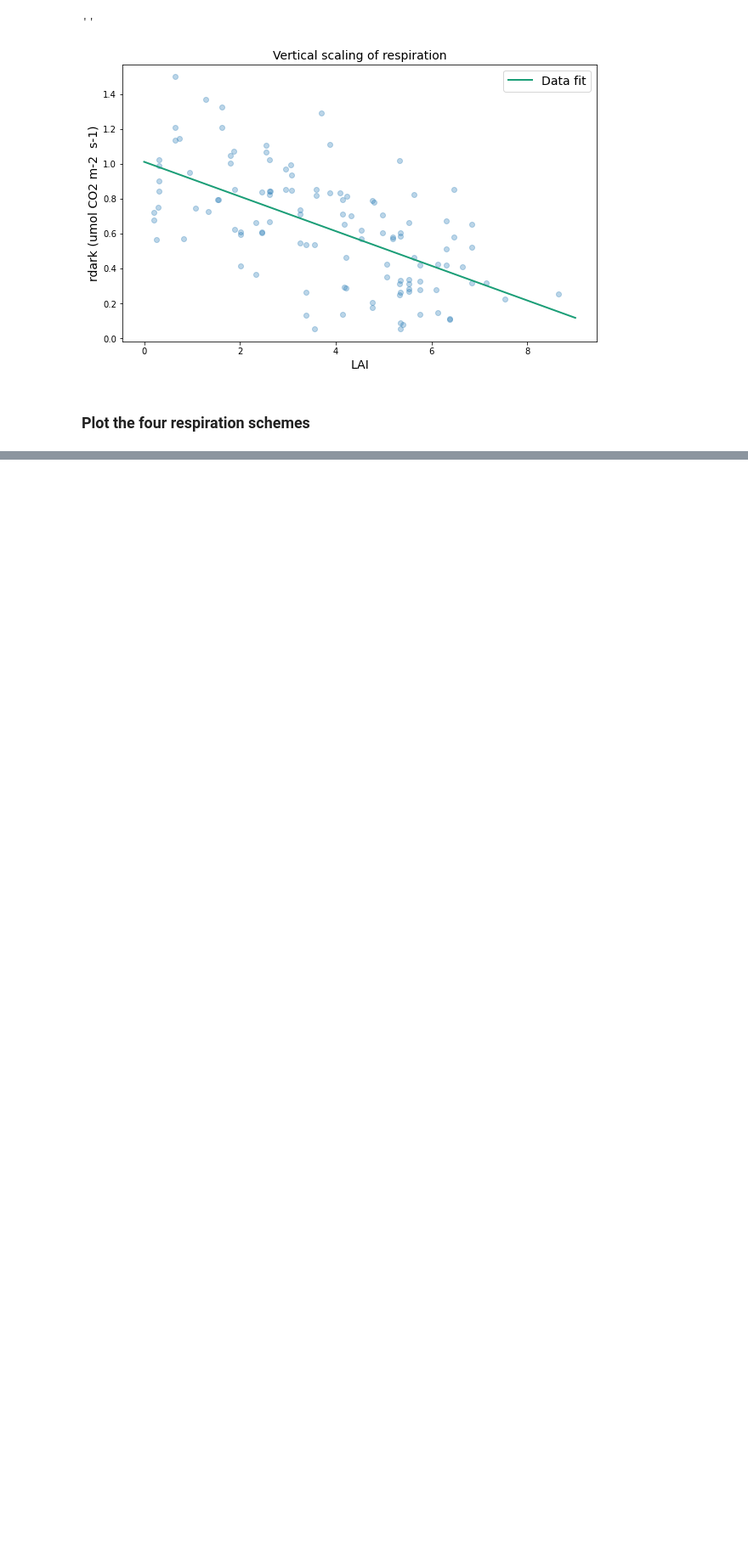
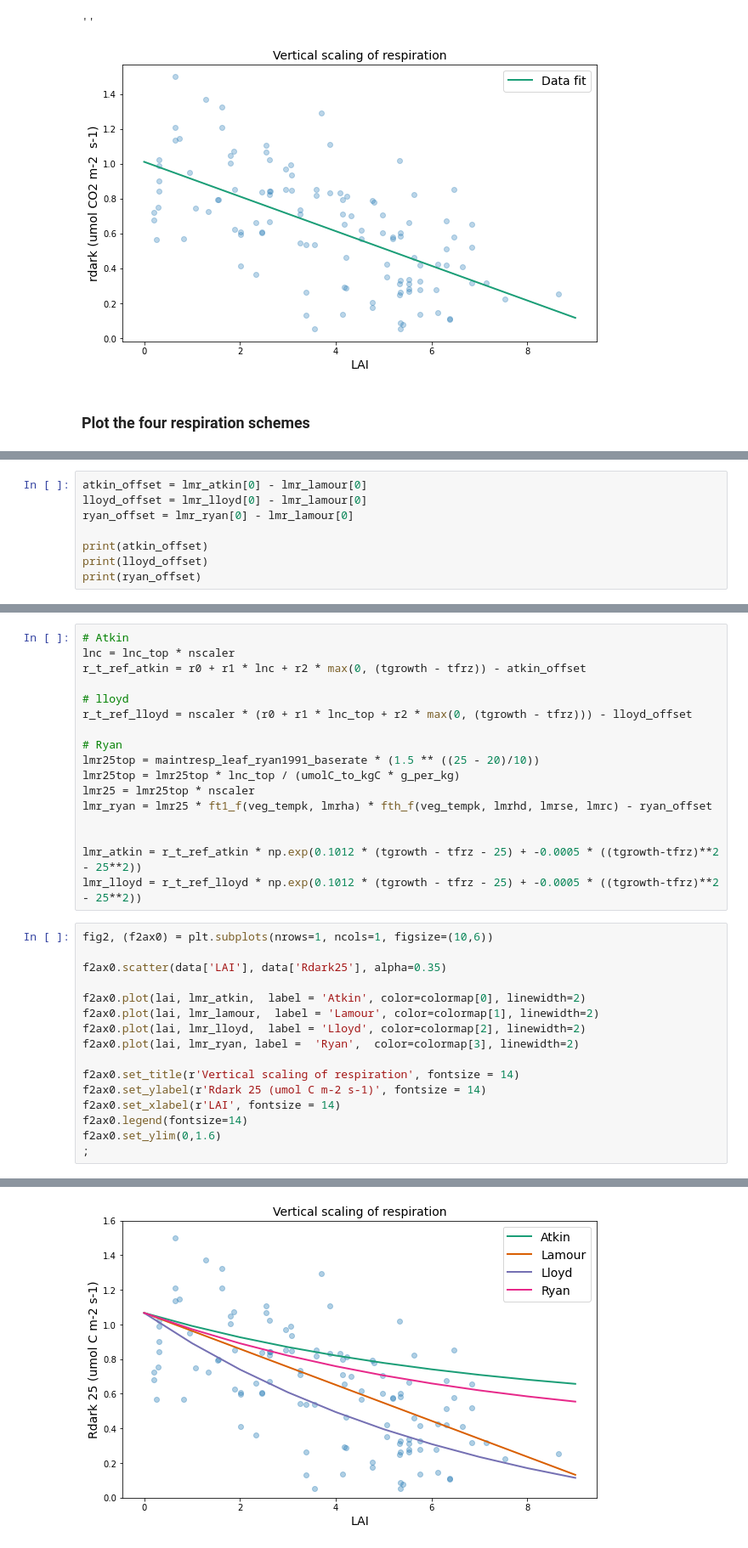
Before and after one commit to JessicaNeedham/FATES-plotting-scripts, a Jupyter notebook: Lamour_data.ipynb, the cells around one changed output, grey strips where cells are left out. Shown: that part at 85% size. Drawn from its saved outputs; the diff is of its cells as text; blank space fills up the shorter version.

```diff
--- a/Lamour_data.ipynb
+++ b/Lamour_data.ipynb
@@ -183,0 +149,8 @@ print(atkin_offset)
+# %%
+atkin_offset = lmr_atkin[0] - lmr_lamour[0]
+lloyd_offset = lmr_lloyd[0] - lmr_lamour[0]
+ryan_offset = lmr_ryan[0] - lmr_lamour[0]
+
+print(atkin_offset)
+print(lloyd_offset)
+print(ryan_offset)
@@ -183,0 +161,34 @@ print(atkin_offset)
+# %%
+# Atkin
+lnc = lnc_top * nscaler
+r_t_ref_atkin = r0 + r1 * lnc + r2 * max(0, (tgrowth - tfrz)) - atkin_offset
+
+# lloyd
+r_t_ref_lloyd = nscaler * (r0 + r1 * lnc_top + r2 * max(0, (tgrowth - tfrz))) - lloyd_offset
+
+# Ryan
+lmr25top = maintresp_leaf_ryan1991_baserate * (1.5 ** ((25 - 20)/10))
+lmr25top = lmr25top * lnc_top / (umolC_to_kgC * g_per_kg)
+lmr25 = lmr25top * nscaler
+lmr_ryan = lmr25 * ft1_f(veg_tempk, lmrha) * fth_f(veg_tempk, lmrhd, lmrse, lmrc) - ryan_offset
+
+
+lmr_atkin = r_t_ref_atkin * np.exp(0.1012 * (tgrowth - tfrz - 25) + -0.0005 * ((tgrowth-tfrz)**2 - 25**2))
+lmr_lloyd = r_t_ref_lloyd * np.exp(0.1012 * (tgrowth - tfrz - 25) + -0.0005 * ((tgrowth-tfrz)**2 - 25**2))
+# %%
+fig2, (f2ax0) = plt.subplots(nrows=1, ncols=1, figsize=(10,6))
+
+f2ax0.scatter(data['LAI'], data['Rdark25'], alpha=0.35)
+
+f2ax0.plot(lai, lmr_atkin,  label = 'Atkin', color=colormap[0], linewidth=2)
+f2ax0.plot(lai, lmr_lamour,  label = 'Lamour', color=colormap[1], linewidth=2)
+f2ax0.plot(lai, lmr_lloyd,  label = 'Lloyd', color=colormap[2], linewidth=2)
+f2ax0.plot(lai, lmr_ryan, label =  'Ryan',  color=colormap[3], linewidth=2)
+
+f2ax0.set_title(r'Vertical scaling of respiration', fontsize = 14)
+f2ax0.set_ylabel(r'Rdark 25 (umol C m-2 s-1)', fontsize = 14)
+f2ax0.set_xlabel(r'LAI', fontsize = 14)
+f2ax0.legend(fontsize=14)
+f2ax0.set_ylim(0,1.6)
+;
+# %% [output]
@@ -183,0 +196 @@ print(atkin_offset)
+[figure, added]
```
Also changed, not shown: parts of 40 cells of this notebook, 1 other file.
